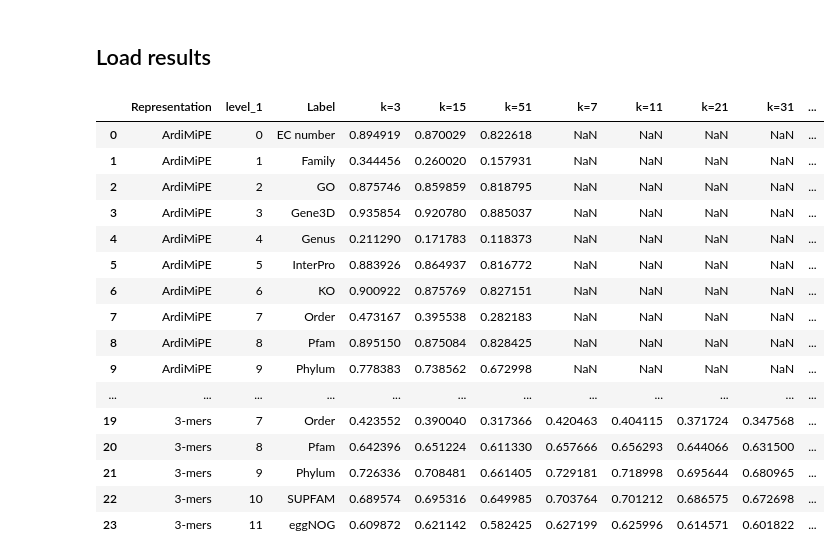
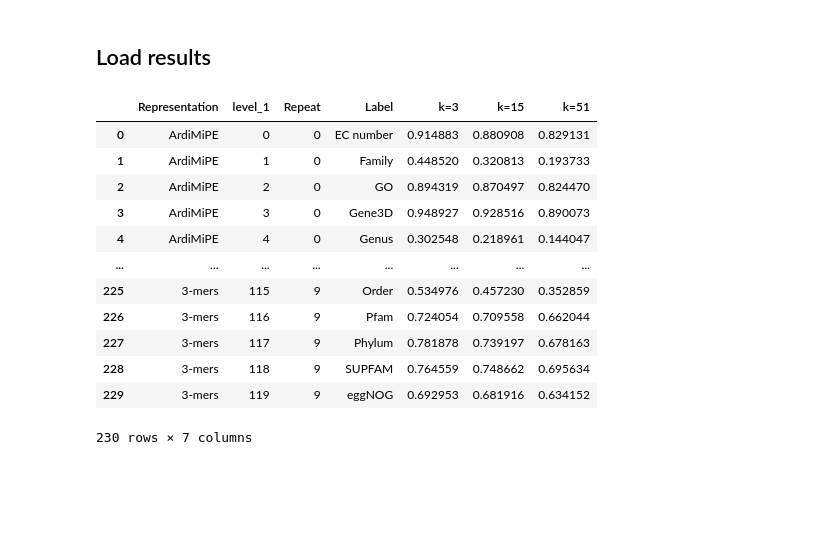
Before and after one commit to ardigen/microbiome-protein-embeddings, a Jupyter notebook: 01-label-recovery/02-plot-results.ipynb, the cells around one changed output. Drawn from its saved outputs; the diff is of its cells as text; code cells hidden in the pictures; blank space fills up the shorter version.

```diff
--- a/01-label-recovery/02-plot-results.ipynb
+++ b/01-label-recovery/02-plot-results.ipynb
@@ -18,34 +18,32 @@ or from the matplotlib source distribution
 def read_results(results_path):
     results_path = Path(results_path)
 
+
     return pd.concat({
-        path.stem:
-        pd.read_csv(path, index_col=0) for path in results_path.glob('*.csv')
-    }, names=['Label', 'entry_name']).reset_index(level=0).groupby('Label').mean().reset_index()
+        (repeat, path.stem): pd.read_csv(path, index_col=0)
+        for repeat in range(10)
+        for path in results_path.glob(f'repeat_{repeat}/*.csv')
+    }, names=['Repeat', 'Label', 'entry_name']).reset_index(level=0).groupby(['Repeat', 'Label']).mean().reset_index()
 # %%
 results = pd.concat({
-    'ArdiMiPE': read_results('/microbiome/kodrzywolek/publication/15-annotation-recovery/bac-iou/ardi-tape-uhgp_run_lmdb_1-avg/'),
-    '3-mers': read_results('/microbiome/kodrzywolek/publication/15-annotation-recovery/bac-iou/3mers/'),
+    'ArdiMiPE': read_results('results_ArdiMiPE/'),
+    '3-mers': read_results('results_3mers/'),
 }, names=['Representation']).reset_index()
 results
 # %% [output]
-|  | Representation | level_1 | Label | k=3 | k=15 | k=51 | k=7 | k=11 | k=21 | k=31 | ... |
-| 0 | ArdiMiPE | 0 | EC number | 0.894919 | 0.870029 | 0.822618 | NaN | NaN | NaN | NaN | ... |
-| 1 | ArdiMiPE | 1 | Family | 0.344456 | 0.260020 | 0.157931 | NaN | NaN | NaN | NaN | ... |
-| 2 | ArdiMiPE | 2 | GO | 0.875746 | 0.859859 | 0.818795 | NaN | NaN | NaN | NaN | ... |
-| 3 | ArdiMiPE | 3 | Gene3D | 0.935854 | 0.920780 | 0.885037 | NaN | NaN | NaN | NaN | ... |
-| 4 | ArdiMiPE | 4 | Genus | 0.211290 | 0.171783 | 0.118373 | NaN | NaN | NaN | NaN | ... |
-| 5 | ArdiMiPE | 5 | InterPro | 0.883926 | 0.864937 | 0.816772 | NaN | NaN | NaN | NaN | ... |
-| 6 | ArdiMiPE | 6 | KO | 0.900922 | 0.875769 | 0.827151 | NaN | NaN | NaN | NaN | ... |
-| 7 | ArdiMiPE | 7 | Order | 0.473167 | 0.395538 | 0.282183 | NaN | NaN | NaN | NaN | ... |
-| 8 | ArdiMiPE | 8 | Pfam | 0.895150 | 0.875084 | 0.828425 | NaN | NaN | NaN | NaN | ... |
-| 9 | ArdiMiPE | 9 | Phylum | 0.778383 | 0.738562 | 0.672998 | NaN | NaN | NaN | NaN | ... |
-| ... | ... | ... | ... | ... | ... | ... | ... | ... | ... | ... | ... |
-| 19 | 3-mers | 7 | Order | 0.423552 | 0.390040 | 0.317366 | 0.420463 | 0.404115 | 0.371724 | 0.347568 | ... |
-| 20 | 3-mers | 8 | Pfam | 0.642396 | 0.651224 | 0.611330 | 0.657666 | 0.656293 | 0.644066 | 0.631500 | ... |
-| 21 | 3-mers | 9 | Phylum | 0.726336 | 0.708481 | 0.661405 | 0.729181 | 0.718998 | 0.695644 | 0.680965 | ... |
-| 22 | 3-mers | 10 | SUPFAM | 0.689574 | 0.695316 | 0.649985 | 0.703764 | 0.701212 | 0.686575 | 0.672698 | ... |
-| 23 | 3-mers | 11 | eggNOG | 0.609872 | 0.621142 | 0.582425 | 0.627199 | 0.625996 | 0.614571 | 0.601822 | ... |
+|  | Representation | level_1 | Repeat | Label | k=3 | k=15 | k=51 |
+| 0 | ArdiMiPE | 0 | 0 | EC number | 0.914883 | 0.880908 | 0.829131 |
+| 1 | ArdiMiPE | 1 | 0 | Family | 0.448520 | 0.320813 | 0.193733 |
+| 2 | ArdiMiPE | 2 | 0 | GO | 0.894319 | 0.870497 | 0.824470 |
+| 3 | ArdiMiPE | 3 | 0 | Gene3D | 0.948927 | 0.928516 | 0.890073 |
+| 4 | ArdiMiPE | 4 | 0 | Genus | 0.302548 | 0.218961 | 0.144047 |
+| ... | ... | ... | ... | ... | ... | ... | ... |
+| 225 | 3-mers | 115 | 9 | Order | 0.534976 | 0.457230 | 0.352859 |
+| 226 | 3-mers | 116 | 9 | Pfam | 0.724054 | 0.709558 | 0.662044 |
+| 227 | 3-mers | 117 | 9 | Phylum | 0.781878 | 0.739197 | 0.678163 |
+| 228 | 3-mers | 118 | 9 | SUPFAM | 0.764559 | 0.748662 | 0.695634 |
+| 229 | 3-mers | 119 | 9 | eggNOG | 0.692953 | 0.681916 | 0.634152 |
+230 rows × 7 columns
 # %%
 classificators = results.filter(like='k=').columns.tolist()
 classificators
```
Also changed, not shown: parts of 2 cells of this notebook, 1 other file.
